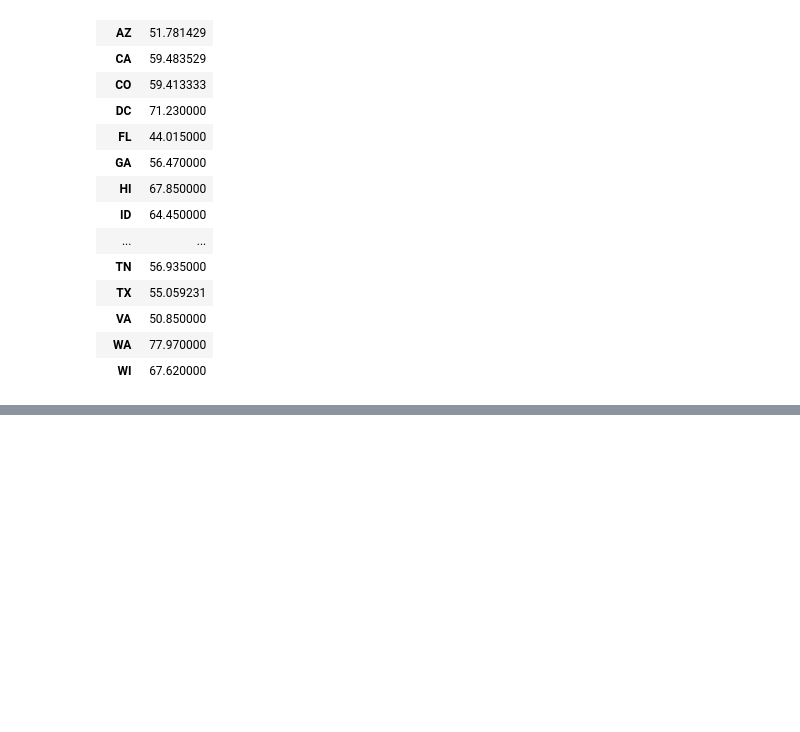
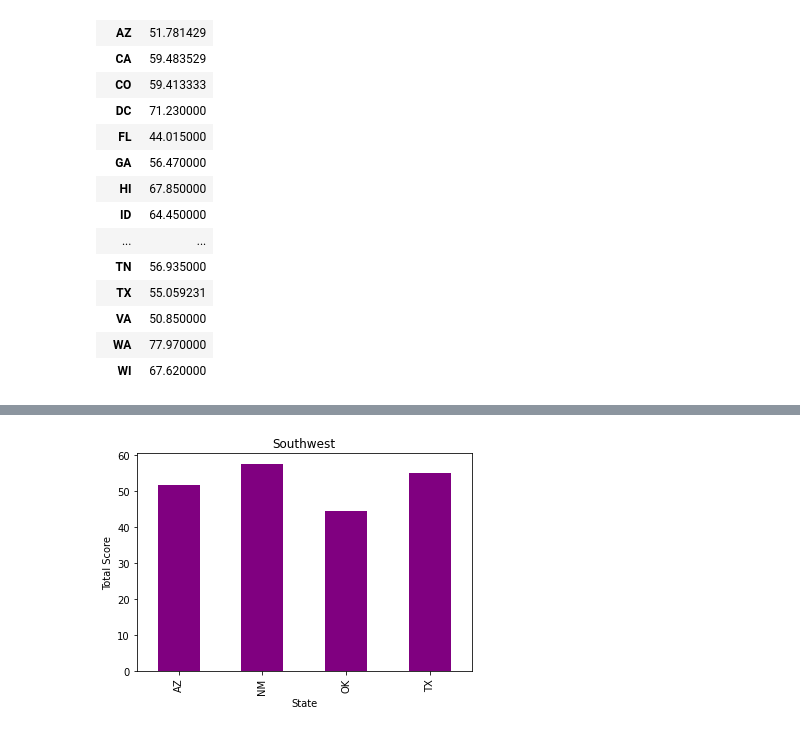
Before and after one commit to Wes90/Climate-DEchangers, a Jupyter notebook: public_transpo.ipynb, the cells around one changed output, grey strips where cells are left out. Cells and saved outputs as stored; diff of their text form; code cells hidden in the pictures; blank space fills up the shorter version.

```diff
--- a/public_transpo.ipynb
+++ b/public_transpo.ipynb
@@ -82,0 +96,7 @@ plt.show()
+# %%
+transit_southwest= transportation_final.loc[['AZ','NM','OK','TX']]
+transit_southwest.plot(kind='bar',color = 'purple', title= 'Southwest', ylabel = 'Total Score',legend = '')
+
+plt.show()
+# %% [output]
+[figure, added]
```
Also changed, not shown: parts of 7 cells of this notebook, 2 other files.
